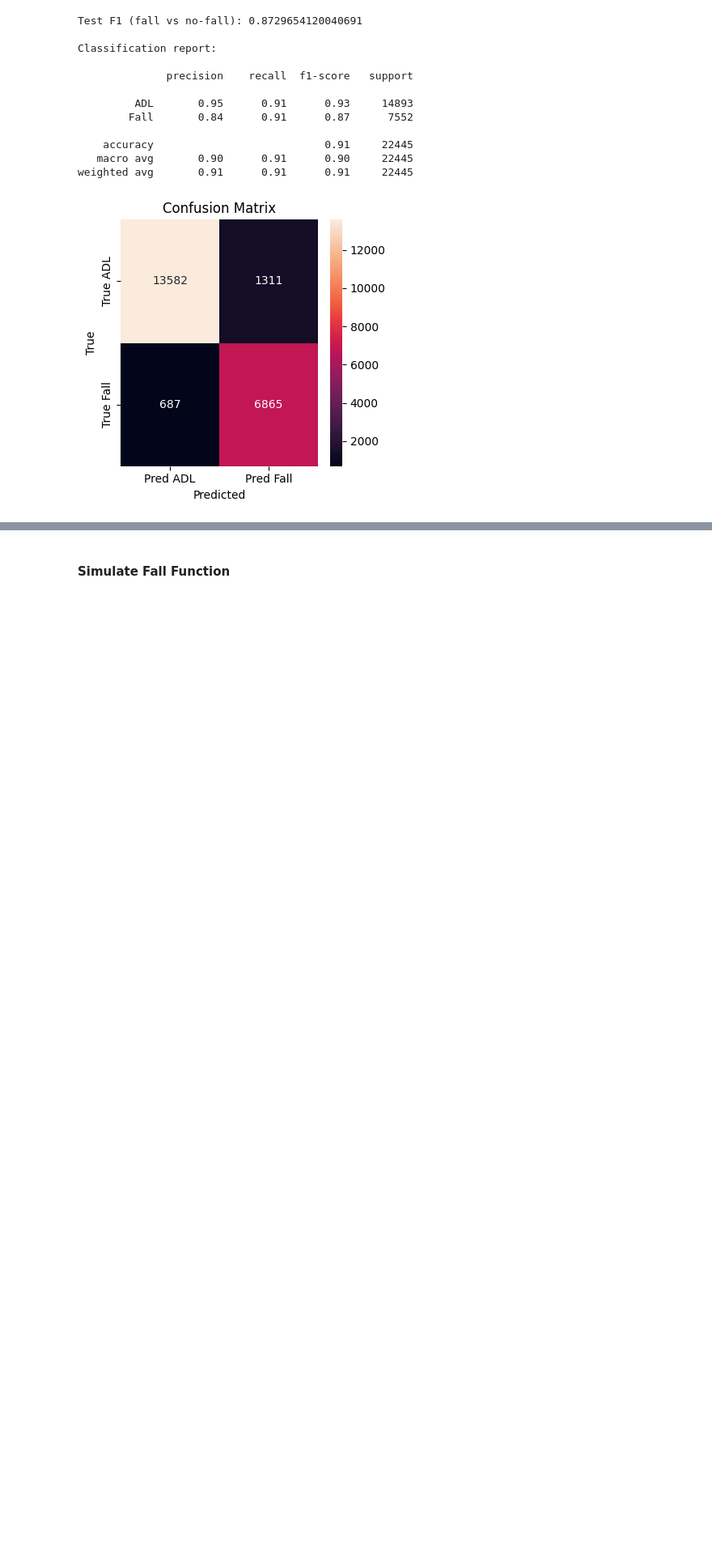
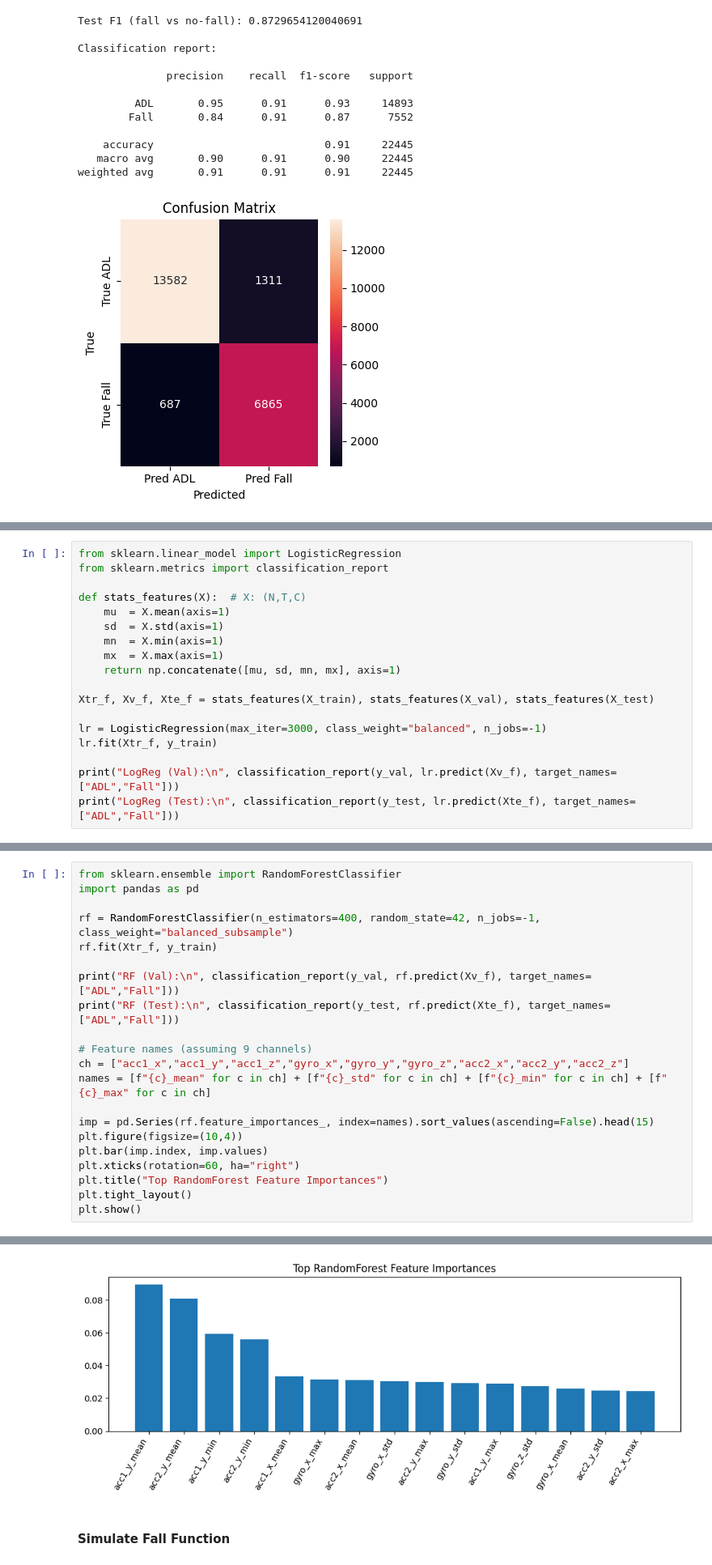
Before and after one commit to Ajay1-me/real-time-fall-prediction, a Jupyter notebook: fall_prediction.ipynb, the cells around one changed output, grey strips where cells are left out. Shown: that part at 81% size. Saved outputs shown, nothing was run; the diff lists cells and outputs as text; blank space fills up the shorter version.

Commit message:
Split the data by subject to fix leakage & added 2 baseline models

```diff
--- a/fall_prediction.ipynb
+++ b/fall_prediction.ipynb
@@ -396,0 +518,18 @@ weighted avg       0.91      0.91      0.91     22445
+# %%
+from sklearn.linear_model import LogisticRegression
+from sklearn.metrics import classification_report
+
+def stats_features(X):  # X: (N,T,C)
+    mu  = X.mean(axis=1)
+    sd  = X.std(axis=1)
+    mn  = X.min(axis=1)
+    mx  = X.max(axis=1)
+    return np.concatenate([mu, sd, mn, mx], axis=1)
+
+Xtr_f, Xv_f, Xte_f = stats_features(X_train), stats_features(X_val), stats_features(X_test)
+
+lr = LogisticRegression(max_iter=3000, class_weight="balanced", n_jobs=-1)
+lr.fit(Xtr_f, y_train)
+
+print("LogReg (Val):\n", classification_report(y_val, lr.predict(Xv_f), target_names=["ADL","Fall"]))
+print("LogReg (Test):\n", classification_report(y_test, lr.predict(Xte_f), target_names=["ADL","Fall"]))
@@ -396,0 +561,22 @@ weighted avg       0.91      0.91      0.91     22445
+# %%
+from sklearn.ensemble import RandomForestClassifier
+import pandas as pd
+
+rf = RandomForestClassifier(n_estimators=400, random_state=42, n_jobs=-1, class_weight="balanced_subsample")
+rf.fit(Xtr_f, y_train)
+
+print("RF (Val):\n", classification_report(y_val, rf.predict(Xv_f), target_names=["ADL","Fall"]))
+print("RF (Test):\n", classification_report(y_test, rf.predict(Xte_f), target_names=["ADL","Fall"]))
+
+# Feature names (assuming 9 channels)
+ch = ["acc1_x","acc1_y","acc1_z","gyro_x","gyro_y","gyro_z","acc2_x","acc2_y","acc2_z"]
+names = [f"{c}_mean" for c in ch] + [f"{c}_std" for c in ch] + [f"{c}_min" for c in ch] + [f"{c}_max" for c in ch]
+
+imp = pd.Series(rf.feature_importances_, index=names).sort_values(ascending=False).head(15)
+plt.figure(figsize=(10,4))
+plt.bar(imp.index, imp.values)
+plt.xticks(rotation=60, ha="right")
+plt.title("Top RandomForest Feature Importances")
+plt.tight_layout()
+plt.show()
+# %% [output]
@@ -397,3 +602,4 @@ weighted avg       0.91      0.91      0.91     22445
+[figure, added]
 # %% [markdown]
 #### Simulate  Fall Function
 # %%
```
Also changed, not shown: parts of 11 cells of this notebook.
